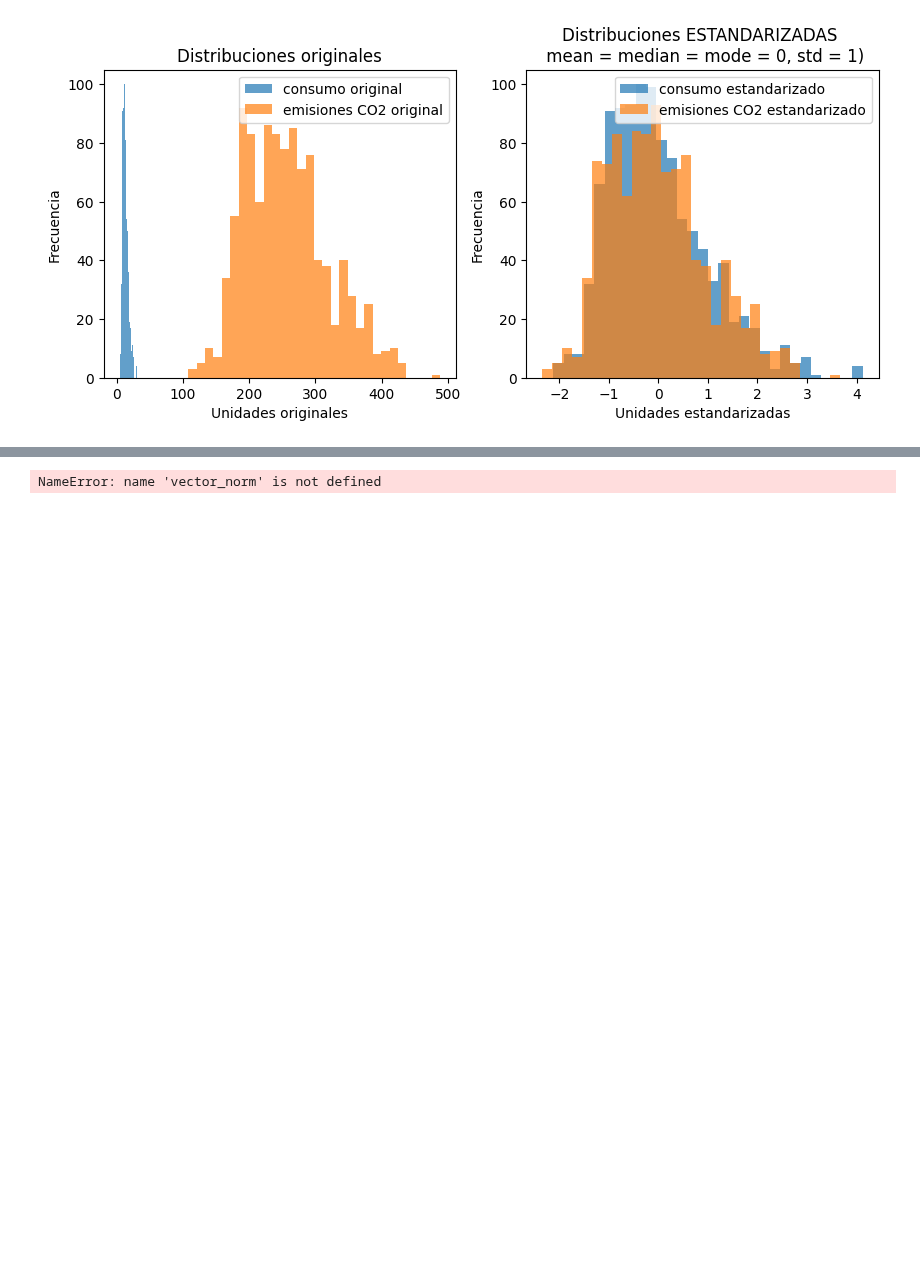
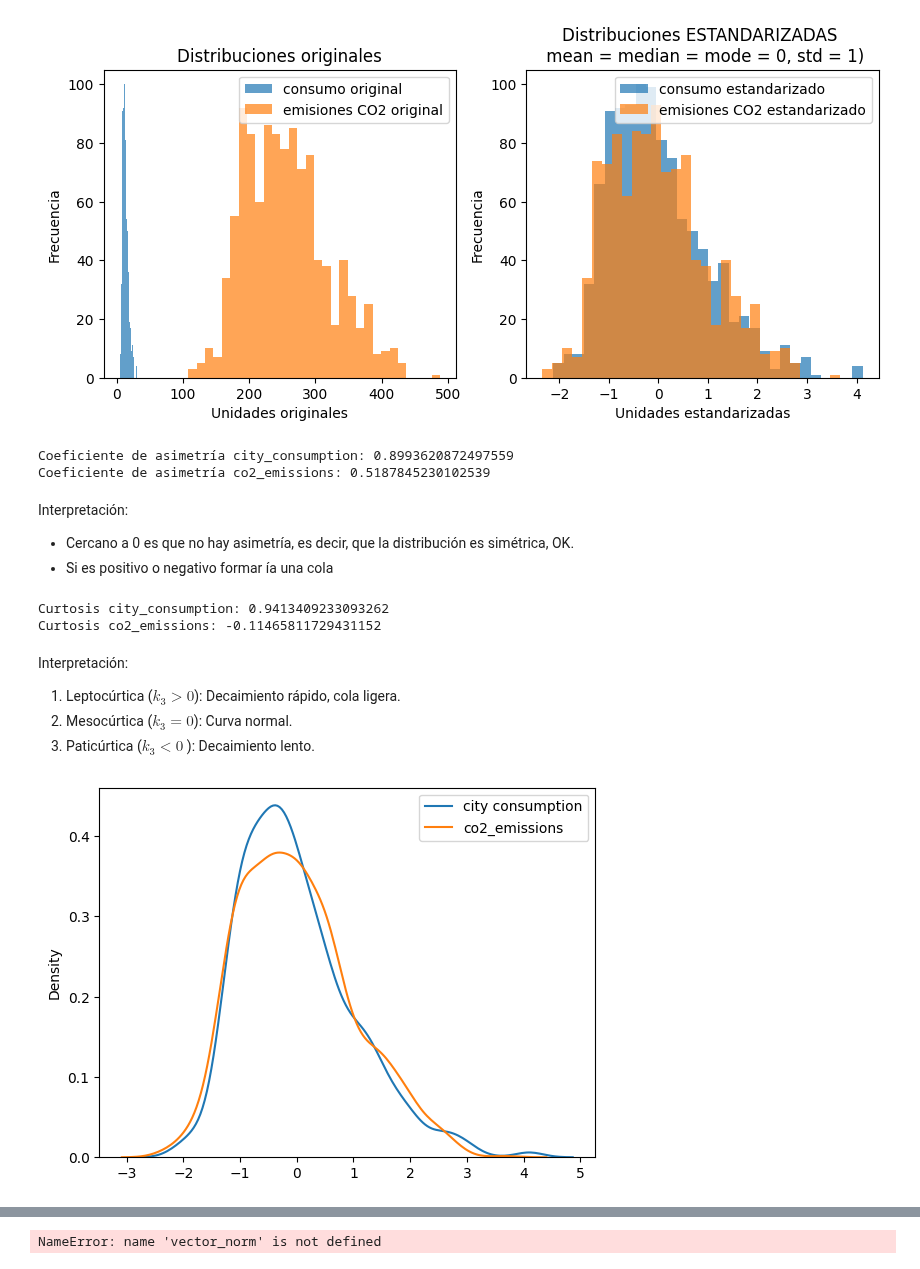
Before and after one commit to CaroliCosas/Bootcamp_Data_Science, a Jupyter notebook: mod2-estudio-matematicas-y-estadistica-main/01.Estudio Ejercicios/05.numpy_estadisticas.ipynb, the cells around one changed output, grey strips where cells are left out. Saved outputs shown, nothing was run; the diff lists cells and outputs as text; code cells hidden in the pictures; blank space fills up the shorter version.

```diff
--- a/mod2-estudio-matematicas-y-estadistica-main/01.Estudio Ejercicios/05.numpy_estadisticas.ipynb
+++ b/mod2-estudio-matematicas-y-estadistica-main/01.Estudio Ejercicios/05.numpy_estadisticas.ipynb
@@ -728,3 +728,37 @@ plt.ylabel("Frecuencia")
 plt.legend();
 # %% [output]
 [figure]
+# %%
+# coeficiente de asimetría (Skewness)
+
+print(f"Coeficiente de asimetría city_consumption: {stats.skew(city_consumption)}")
+print(f"Coeficiente de asimetría co2_emissions: {stats.skew(co2_emissions)}")
+# %% [output]
+Coeficiente de asimetría city_consumption: 0.8993620872497559
+Coeficiente de asimetría co2_emissions: 0.5187845230102539
+# %% [markdown]
+Interpretación:
+
+* Cercano a 0 es que no hay asimetría, es decir, que la distribución es simétrica, OK.
+* Si es positivo o negativo formar
+ía una cola
+# %%
+# curtosis: con stats.kurtosis
+
+print(f"Curtosis city_consumption: {stats.kurtosis(city_consumption)}")
+print(f"Curtosis co2_emissions: {stats.kurtosis(co2_emissions)}")
+# %% [output]
+Curtosis city_consumption: 0.9413409233093262
+Curtosis co2_emissions: -0.11465811729431152
+# %% [markdown]
+Interpretación:
+
+1. Leptocúrtica ($k_3 > 0$): Decaimiento rápido, cola ligera.
+2. Mesocúrtica ($k_3=0$): Curva normal.
+3. Paticúrtica ($k_3<0$ ): Decaimiento lento.
+# %%
+sns.kdeplot(city_consumption_standard, label='city consumption')
+sns.kdeplot(co2_emissions_standard, label='co2_emissions')
+plt.legend();
+# %% [output]
+[figure, added]
```
Also changed, not shown: parts of 7 cells of this notebook, 1 other file.
